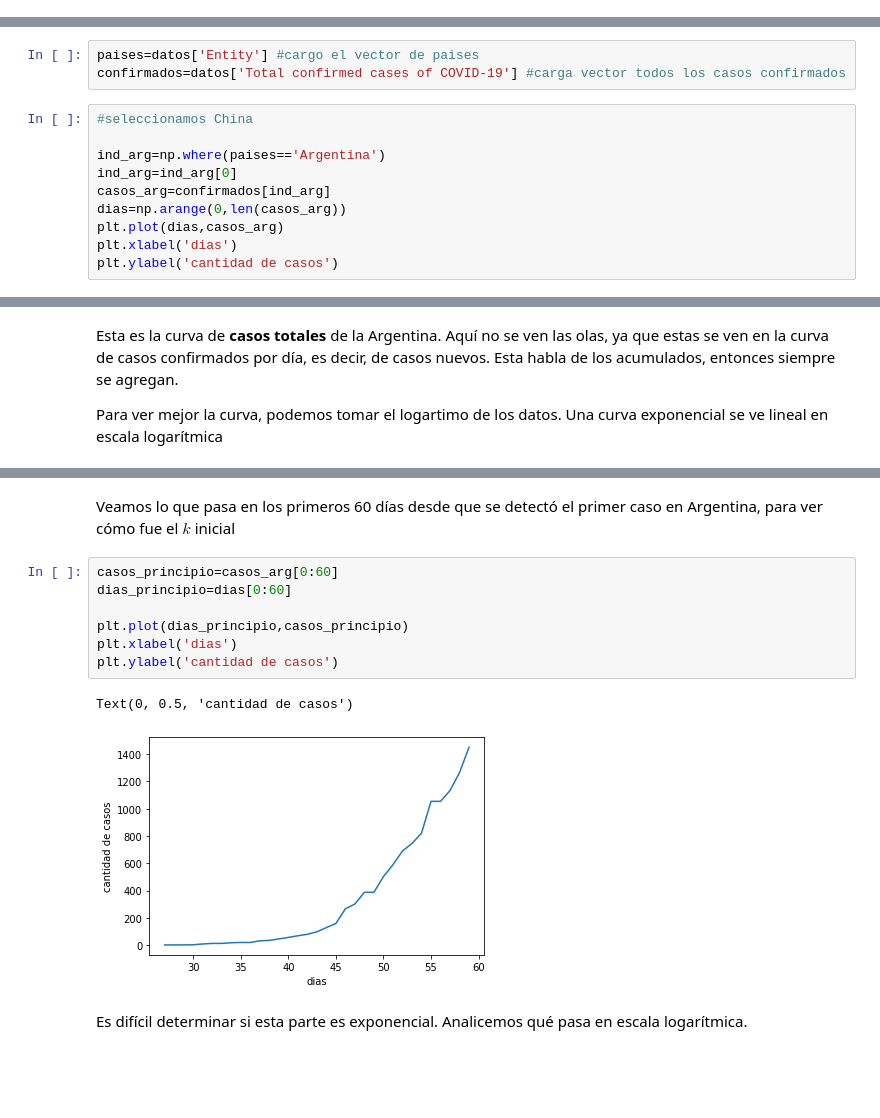
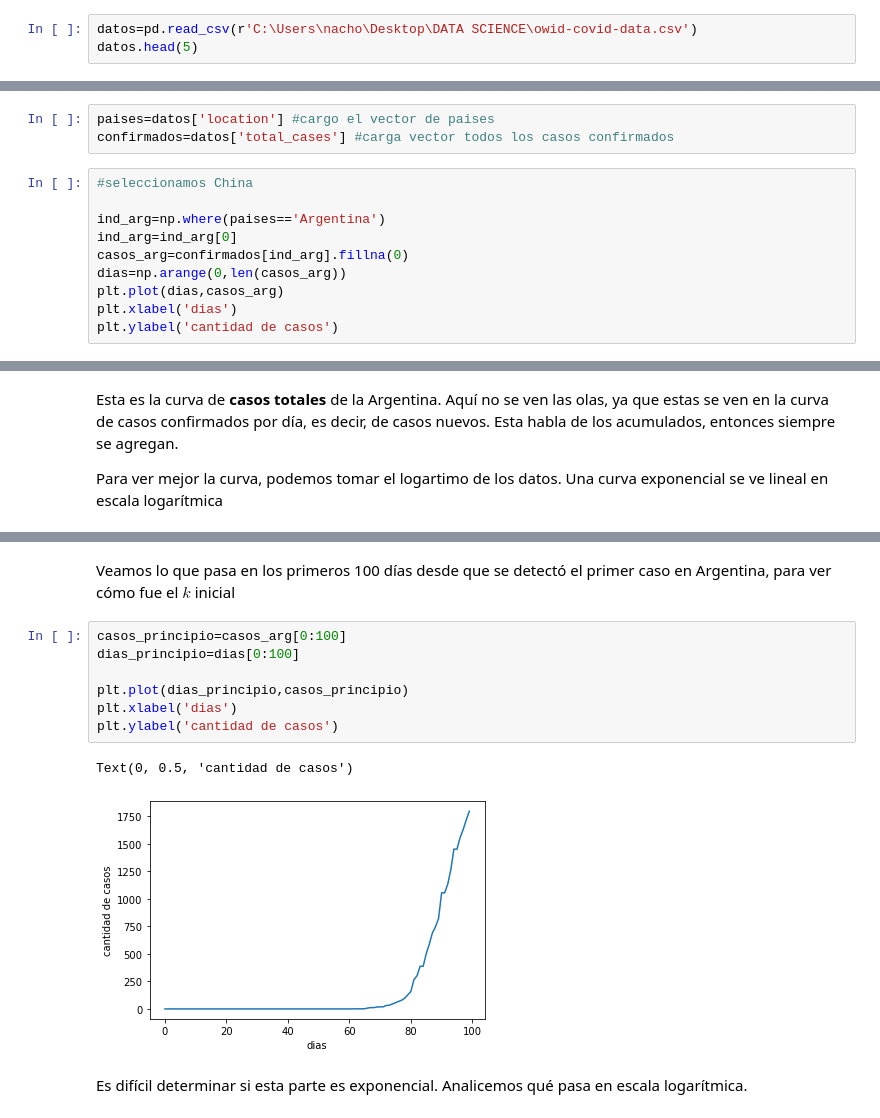
Before and after one commit to NachoRam123/Sprint-4, a Jupyter notebook: proyecto_4.ipynb, the cells around one changed output, grey strips where cells are left out. Drawn from its saved outputs; the diff is of its cells as text; blank space fills up the shorter version.

```diff
--- a/proyecto_4.ipynb
+++ b/proyecto_4.ipynb
@@ -79,0 +53,3 @@ datos
+# %%
+datos=pd.read_csv(r'C:\Users\nacho\Desktop\DATA SCIENCE\owid-covid-data.csv')
+datos.head(5)
@@ -80,12 +68,12 @@ datos
 # %%
-paises=datos['Entity'] #cargo el vector de paises
-confirmados=datos['Total confirmed cases of COVID-19'] #carga vector todos los casos confirmados
+paises=datos['location'] #cargo el vector de paises
+confirmados=datos['total_cases'] #carga vector todos los casos confirmados
 # %%
 #seleccionamos China
 
 ind_arg=np.where(paises=='Argentina')
 ind_arg=ind_arg[0]
-casos_arg=confirmados[ind_arg]
+casos_arg=confirmados[ind_arg].fillna(0)
 dias=np.arange(0,len(casos_arg))
 plt.plot(dias,casos_arg)
 plt.xlabel('dias')
@@ -107,15 +95,15 @@ Text(0, 0.5, 'log cantidad de casos')
 # %% [markdown]
-Veamos lo que pasa en los primeros 60 días desde que se detectó el primer caso en Argentina, para ver cómo fue el $k$ inicial
+Veamos lo que pasa en los primeros 100 días desde que se detectó el primer caso en Argentina, para ver cómo fue el $k$ inicial
 # %%
-casos_principio=casos_arg[0:60]
-dias_principio=dias[0:60]
+casos_principio=casos_arg[0:100]
+dias_principio=dias[0:100]
 
 plt.plot(dias_principio,casos_principio)
 plt.xlabel('dias')
 plt.ylabel('cantidad de casos')
 # %% [output]
 Text(0, 0.5, 'cantidad de casos')
-[figure, old version]
+[figure, new version]
 # %% [markdown]
 Es difícil determinar si esta parte es exponencial. Analicemos qué pasa en escala logarítmica.
 # %%
```
Also changed, not shown: parts of 14 cells of this notebook.
